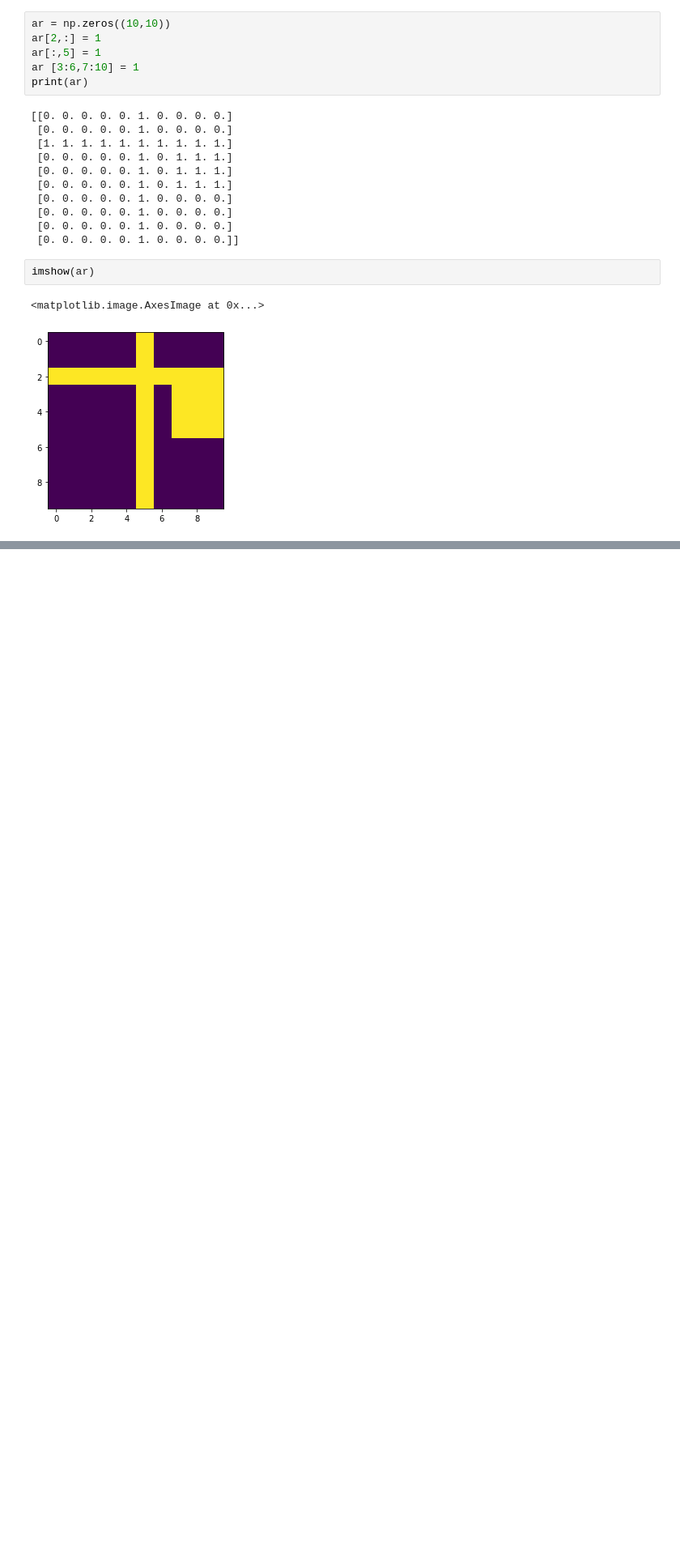
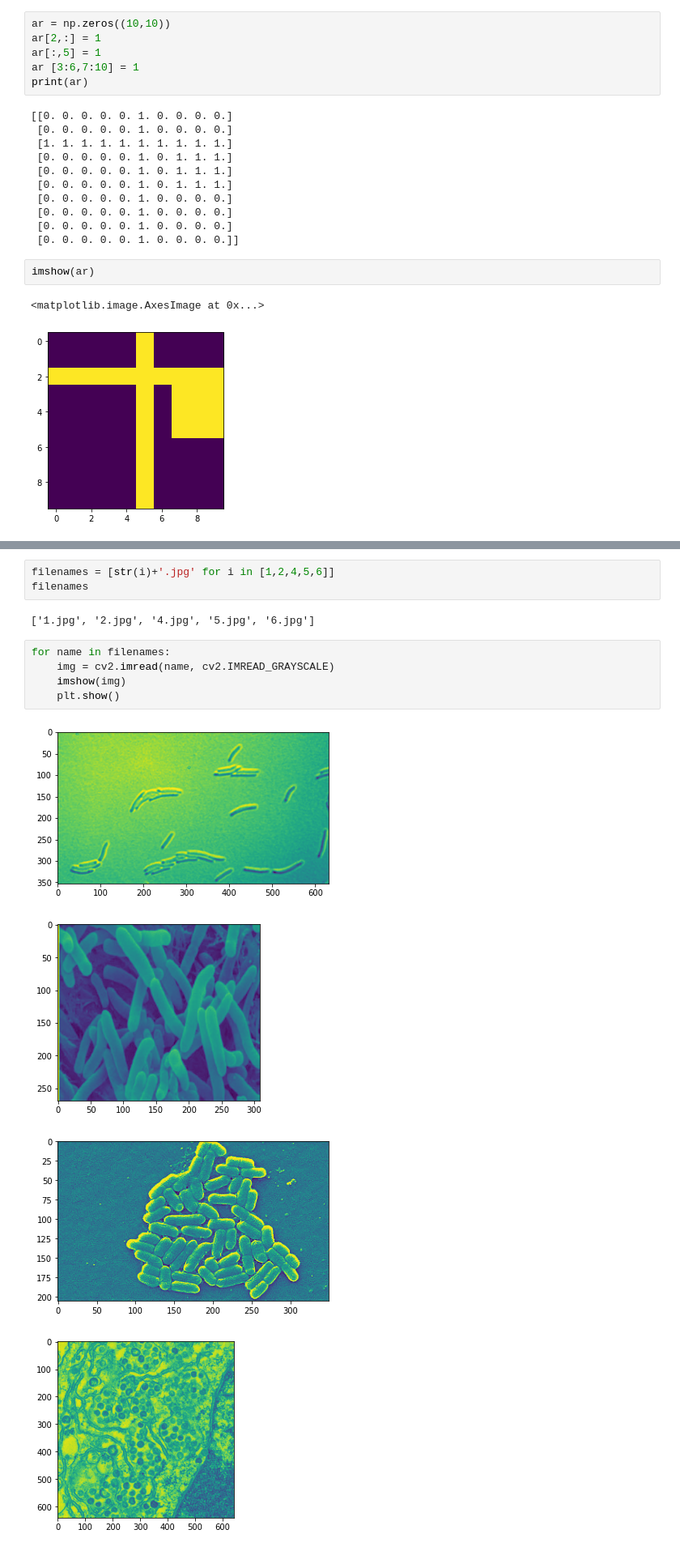
Before and after one commit to aSafarpoor/DIP, a Jupyter notebook: DIP_HW5.ipynb, the cells around one changed output, grey strips where cells are left out. Shown at 81% size. Drawn from its saved outputs; the diff is of its cells as text; blank space fills up the shorter version.

```diff
--- a/DIP_HW5.ipynb
+++ b/DIP_HW5.ipynb
@@ -105,0 +160,15 @@ q1.show_all_function_outputs(ar)
+# %%
+filenames = [str(i)+'.jpg' for i in [1,2,4,5,6]]
+filenames
+# %% [output]
+['1.jpg', '2.jpg', '4.jpg', '5.jpg', '6.jpg']
+# %%
+for name in filenames:
+    img = cv2.imread(name, cv2.IMREAD_GRAYSCALE)
+    imshow(img)
+    plt.show()
+# %% [output]
+[figure, added]
+[figure, added]
+[figure, added]
+[figure, added]
```
Also changed, not shown: parts of 56 cells of this notebook.
